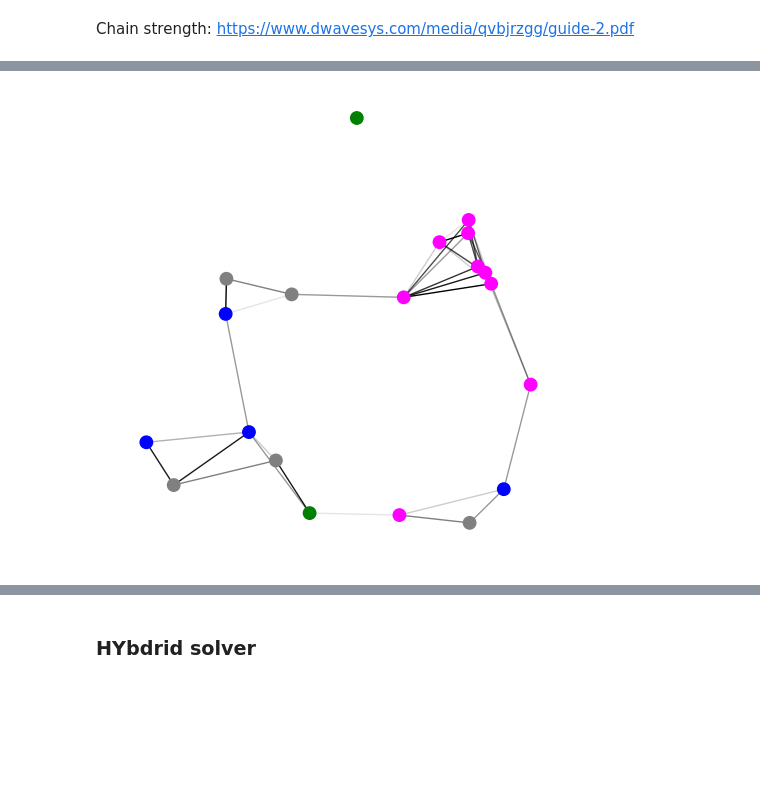
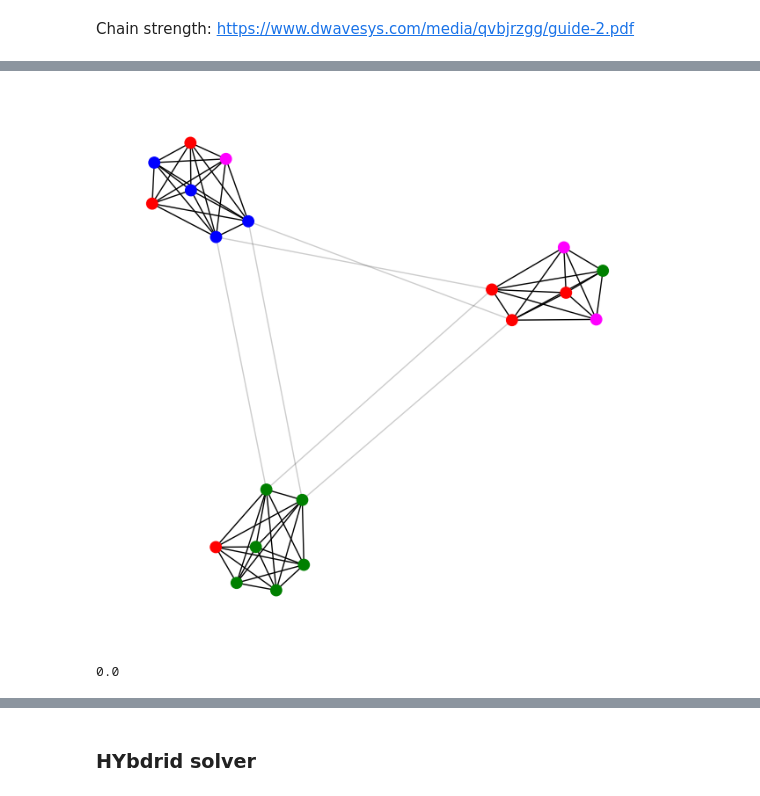
Before and after one commit to vuorenkoski/AQC, a Jupyter notebook: community_detection/community_detection.ipynb, the cells around one changed output, grey strips where cells are left out. Cells and saved outputs as stored; diff of their text form; code cells hidden in the pictures; blank space fills up the shorter version.

```diff
--- a/community_detection/community_detection.ipynb
+++ b/community_detection/community_detection.ipynb
@@ -42,9 +42,9 @@ def create_qubo(G, communities, p):
     # Constraint 1
     for v in range(vertices):
         for c1 in range(communities):
-            for c2 in range(communities):
-                if  c1!=c2:
-                    Q[v*communities+c1,v*communities+c2] += p
+            Q[v*communities+c1,v*communities+c1] -= p
+            for c2 in range(c1+1,communities):
+                Q[v*communities+c1,v*communities+c2] += 2*p
 
     # Constraint 2
     for c in range(communities):
@@ -97,7 +121,7 @@ def simple_graph():
     return G
 
 G = simple_graph()
-communities = 3
+communities = 2
 print_graph(G)
 # %% [output]
 [figure]
@@ -233,12 +281,14 @@ Total time used (ms): 2993.1
 ## More complex matrix
 # %%
 seed = 42
-max_weight = 10
+communities = 4
+vertices = 20
 random.seed(seed)
-G = nx.random_geometric_graph(20, 0.3, seed=seed)
-nx.set_edge_attributes(G, {e: {'weight': random.randint(1, max_weight)} for e in G.edges})
-communities = 4
-print_graph(G)
+G = create_community_graph(vertices,3)
+# G = nx.relaxed_caveman_graph(communities,20,0.05)
+# G = nx.random_geometric_graph(40, 0.25, seed=seed)
+print_graph(G, pos=nx.spring_layout(G))
+#print_graph(G)
 print('Number of edges:',len(G.edges))
 print('Number of vertices:',len(G.nodes))
 # %% [output]
@@ -311,11 +398,7 @@ Chain strength: https://www.dwavesys.com/media/qvbjrzgg/guide-2.pdf
 # %%
 annealing_time = 20 # Default 20
 num_reads = 2000
-chain_strength = 200 #Default 1
-num_spin_reversal_transforms = 0 # Default 0
-sampleset = EmbeddingComposite(machine).sample(bqm, num_reads=num_reads, annealing_time=annealing_time,
-                                               num_spin_reversal_transforms = num_spin_reversal_transforms,
-                                               chain_strength=chain_strength)
+sampleset = EmbeddingComposite(machine).sample(bqm, num_reads=num_reads, annealing_time=annealing_time)
 # %%
 qpu_time = sampleset.info['timing']['qpu_access_time'] / 1000
 qubits = sum(len(x) for x in sampleset.info['embedding_context']['embedding'].values())
@@ -330,5 +413,7 @@ Lowest energy was: -50
 # %%
 nc = result_to_colors(G,sampleset.first.sample)
-print_graph(G, node_color=nc)
+print_graph(G, node_color=nc, pos=nx.spring_layout(G), fig_size=8)
+print(sampleset.first.chain_break_fraction)
 # %% [output]
-[figure, old version]
+[figure, new version]
+0.0
```
Also changed, not shown: parts of 28 cells of this notebook, 3 other files.
